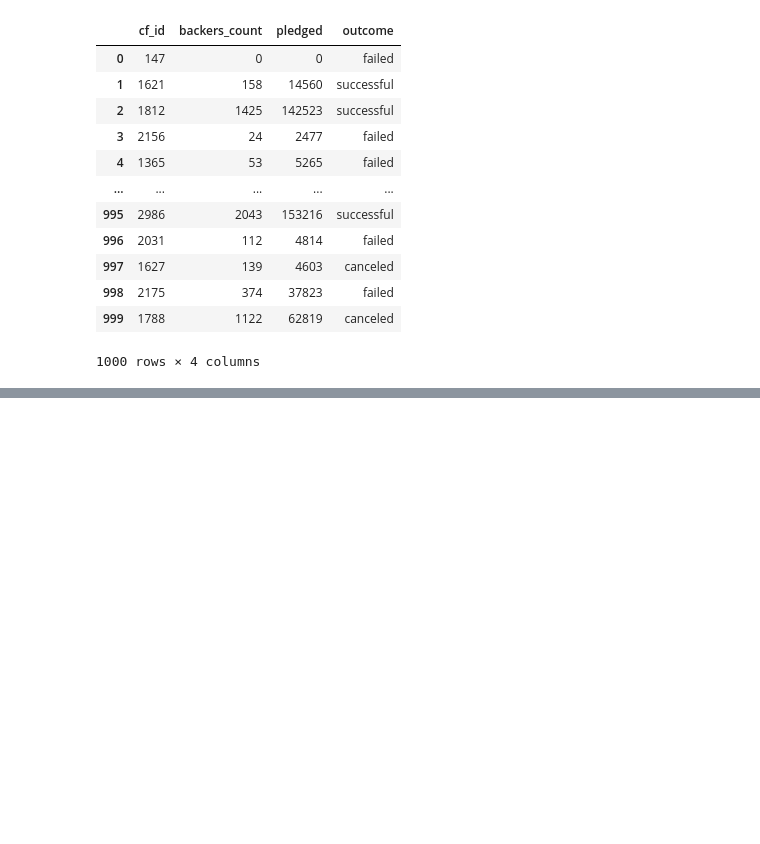
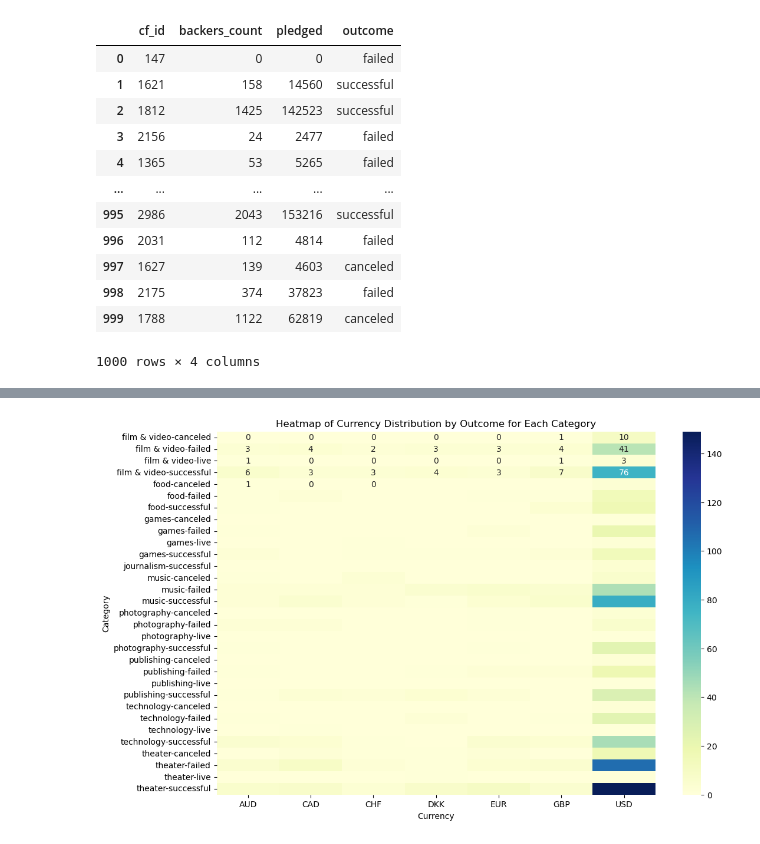
Before and after one commit to Stephenferrier/ETL_Mini_Project_22, a Jupyter notebook: Starter_Files/ETL_Query.ipynb, the cells around one changed output, grey strips where cells are left out. Saved outputs shown, nothing was run; the diff lists cells and outputs as text; code cells hidden in the pictures; blank space fills up the shorter version.

```diff
--- a/Starter_Files/ETL_Query.ipynb
+++ b/Starter_Files/ETL_Query.ipynb
@@ -76,0 +184,13 @@ outcome_data
+# %%
+# Find the outcome and currency for each campaign by category
+query = '''
+SELECT c.outcome, c.currency, cat.category
+FROM campaign c
+JOIN category cat ON c.category_id = cat.category_id
+'''
+
+# Execute the query and store the result in a DataFrame
+currency_df = pd.read_sql_query(query, engine)
+
+# Display the result
+currency_df
@@ -76,0 +211,20 @@ outcome_data
+# %%
+# Heatmap was a suggestion from Xpert to get more variety in vis
+# Pivot the data to prepare for the heatmap
+heatmap_data = currency_df.groupby(['category', 'outcome', 'currency']).size().unstack().fillna(0)
+
+# Set the figure size
+plt.figure(figsize=(12, 8))
+
+# Create a heatmap to visualize the distribution of the currency
+sns.heatmap(heatmap_data, cmap='YlGnBu', annot=True, fmt='g')
+
+# Set the title and labels
+plt.title('Heatmap of Currency Distribution by Outcome for Each Category')
+plt.xlabel('Currency')
+plt.ylabel('Category')
+
+# Show the plot
+plt.show()
+# %% [output]
+[figure, added]
```
Also changed, not shown: parts of 16 cells of this notebook, 1 other file.
